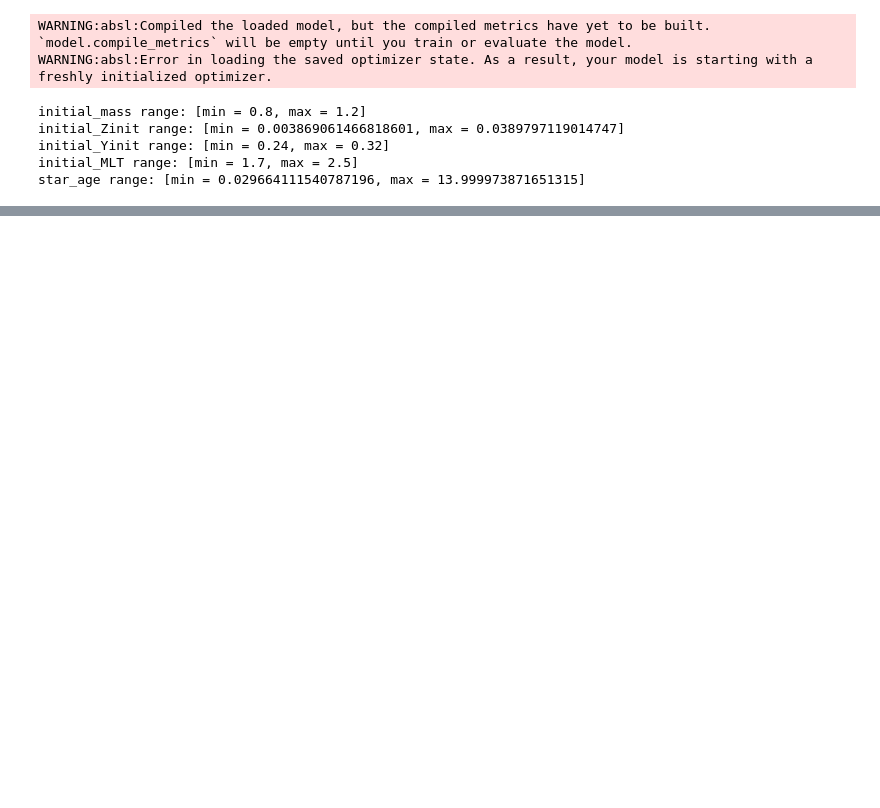
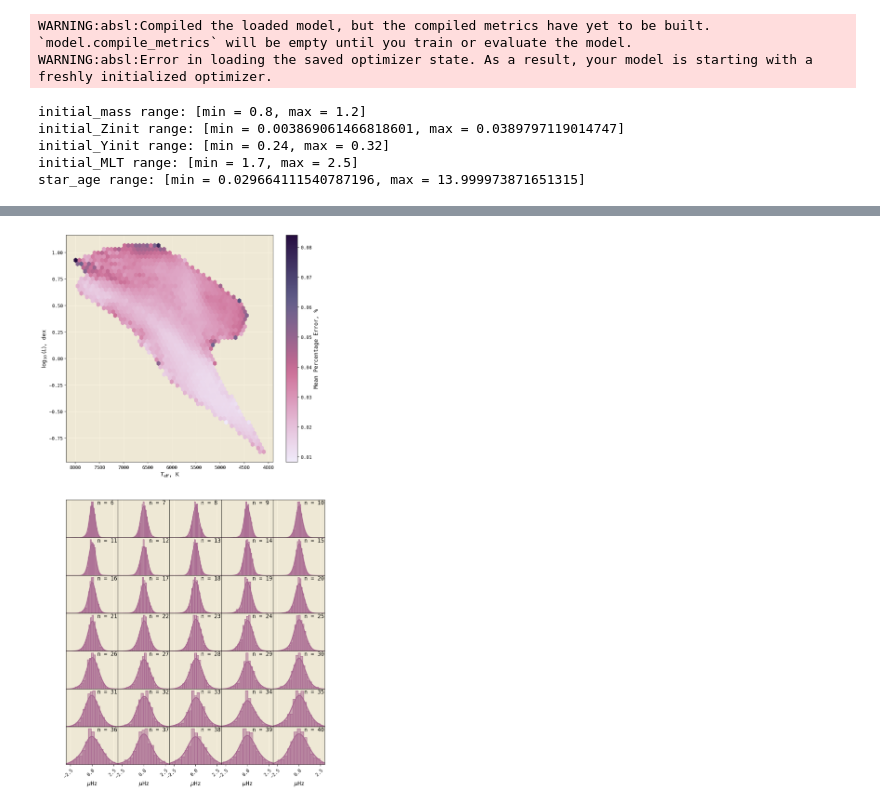
Before and after one commit to ojscutt/ultranest-pitchfork, a Jupyter notebook: paper-plots.ipynb, the cells around one changed output, grey strips where cells are left out. Drawn from its saved outputs; the diff is of its cells as text; code cells hidden in the pictures; blank space fills up the shorter version.

```diff
--- a/paper-plots.ipynb
+++ b/paper-plots.ipynb
@@ -401,0 +318,79 @@ Text(0, 0.5, '$\\log_{10}(L)$, dex')
+# %%
+fig = plt.figure(figsize=(9,17), dpi=200)
+
+colourmap = cm.acton_r
+gs = fig.add_gridspec(14,5)
+
+hex_ax = fig.add_subplot(gs[:6,:])
+
+gridsize = 50
+hex1 = hex_ax.hexbin(
+    df["calc_effective_T"],
+    np.log10(df["luminosity"]),
+    C=df[["perc_"+output for output in [f"nu_0_{i}" for i in range(6, 41)]]].mean(axis=1),
+    cmap=colourmap,
+    gridsize=gridsize,
+    mincnt=1,
+    linewidths=0.1,
+    reduce_C_function=np.mean
+)
+
+hex1_cbar = fig.colorbar(hex1)
+hex1_cbar.set_label('Mean Percentage Error, %')
+
+hex_ax.invert_xaxis()
+hex_ax.set_xlabel(r'$T_{\mathrm{eff}}$, K')
+hex_ax.set_ylabel(r'$\log_{10}(L)$, dex')
+####################################################
+
+fig.add_subplot(gs[6,:]).set_visible(False)
+
+####################################################
+def residual_dist(df, n, ax, cmap = colourmap, x_tick_flag = False, samples=1000):
+    label = f"nu_0_{n}"
+    residuals = df["resid_"+label].sample(n=samples, random_state=42).values
+
+
+    colour = cmap(0.5)
+
+    ax.hist(residuals, orientation='vertical', density=True, bins='scott', alpha=0.5, color=colour)
+    ax.hist(residuals, orientation='vertical', density=True, facecolor="none", bins='scott', alpha=1, linewidth=1, edgecolor=colour)
+
+    kde= scipy.stats.gaussian_kde(residuals, bw_method=0.5)
+    residual_min = residuals.min()
+    kde_x = np.linspace(-5*residual_min, 5*residual_min, samples)
+    kde_y = kde(kde_x)
+    ax.plot(kde_x, kde_y, c=colour)
+    ax.fill_between(kde_x, 0, kde_y, color=colour,alpha=0.5)
+
+    ax.text(0.6,0.88,f"n = {n}", size=12, transform=ax.transAxes)
+
+    ax.set_yticks([])
+    ax.set_xlim(xmin=-3, xmax=3)
+
+    if x_tick_flag:
+        ax.set_xticks(ax.get_xticks()[1:-1])
+        ax.set_xticklabels(ax.get_xticklabels(), rotation=45, ha='right', rotation_mode='anchor')
+        ax.set_xlabel(r"$\mu$Hz")
+
+    else:
+        ax.set_xticks(ax.get_xticks()[1:-1], labels=[])
+
+for n in range(6,41):
+    print(f"current n = {n}", end="\r")
+    n_ax_idx = n-6
+
+    gs_x = 7+(n_ax_idx//5)
+    gs_y = n_ax_idx%5
+    n_ax = fig.add_subplot(gs[gs_x,gs_y])
+
+    if gs_x ==13:
+        residual_dist(df, n, n_ax, x_tick_flag = True)
+    else:
+        residual_dist(df, n, n_ax, x_tick_flag = False)
+
+plt.tight_layout()
+fig.subplots_adjust(wspace=0, hspace=0)
+fig.patch.set_alpha(0.0)
+plt.savefig('figs/astero_unc.png', bbox_inches='tight')
+# %% [output]
@@ -401,0 +398 @@ Text(0, 0.5, '$\\log_{10}(L)$, dex')
+[figure, added]
```
Also changed, not shown: parts of 7 cells of this notebook, 4 other files.
